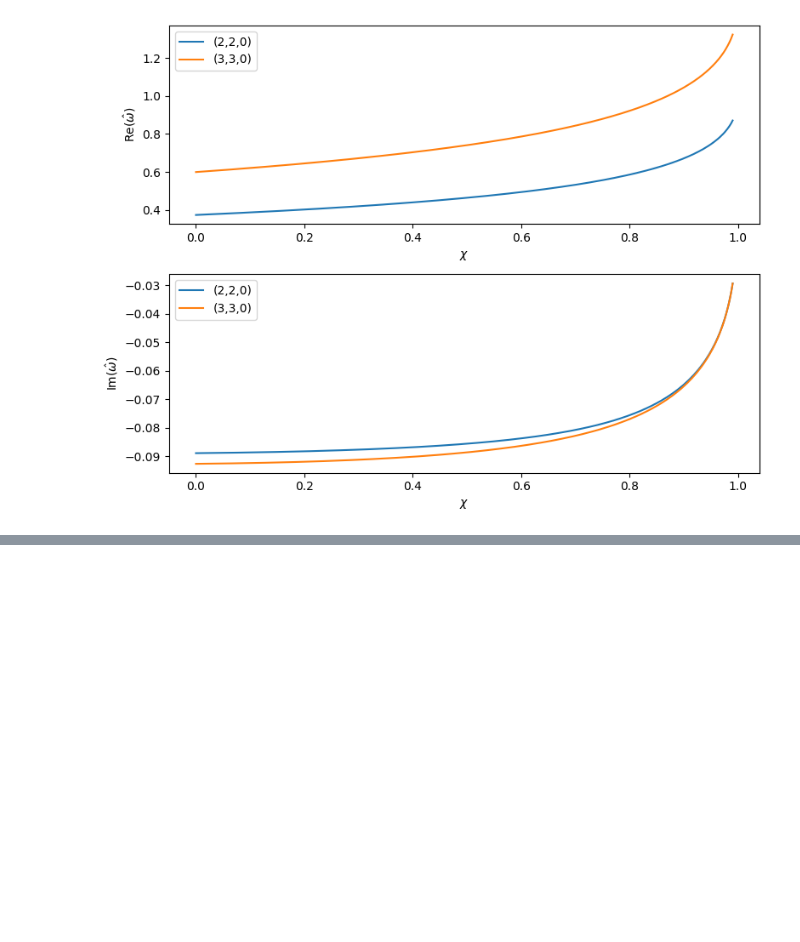
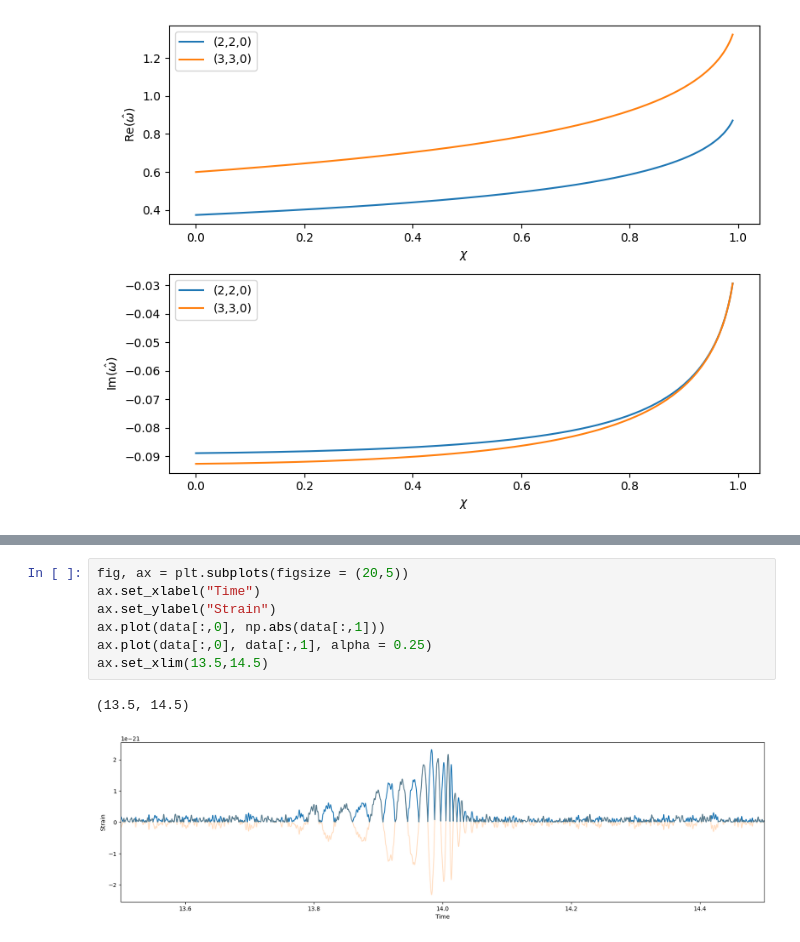
Before and after one commit to JoeyWee1/A5-Gravitational-Waves-QNM-Fitting-CW, a Jupyter notebook: solutions.ipynb, the cells around one changed output, grey strips where cells are left out. Saved outputs shown, nothing was run; the diff lists cells and outputs as text; blank space fills up the shorter version.

```diff
--- a/solutions.ipynb
+++ b/solutions.ipynb
@@ -119,0 +146,10 @@ plt.show()
+# %%
+fig, ax = plt.subplots(figsize = (20,5))
+ax.set_xlabel("Time")
+ax.set_ylabel("Strain")
+ax.plot(data[:,0], np.abs(data[:,1]))
+ax.plot(data[:,0], data[:,1], alpha = 0.25)
+ax.set_xlim(13.5,14.5)
+# %% [output]
+(13.5, 14.5)
+[figure, added]
```
Also changed, not shown: parts of 6 cells of this notebook.
